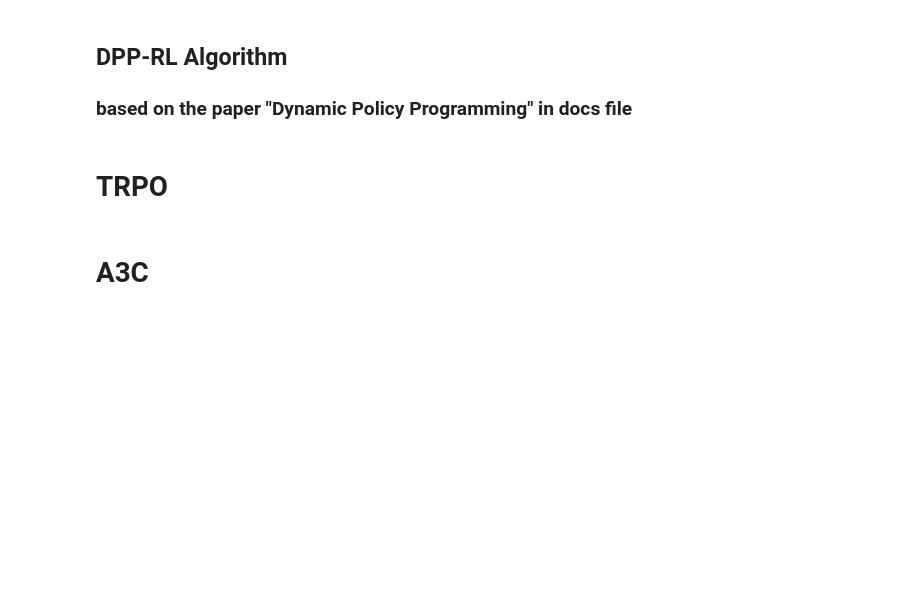
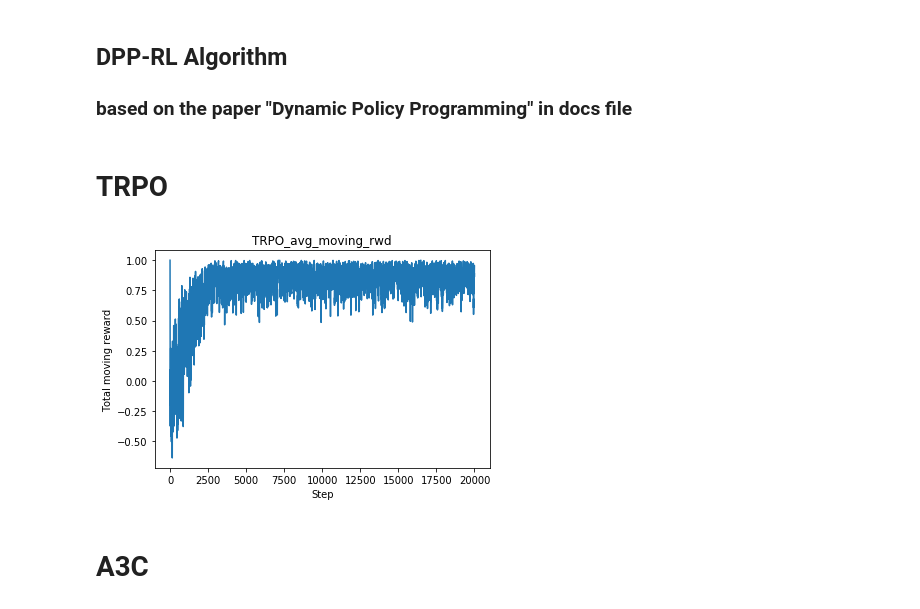
Before and after one commit to AmineKheldouni/Reinforcement-Learning-Project, a Jupyter notebook: RL.ipynb, the cells around one changed output. Cells and saved outputs as stored; diff of their text form; code cells hidden in the pictures; blank space fills up the shorter version.

```diff
--- a/RL.ipynb
+++ b/RL.ipynb
@@ -603,6 +622,10 @@ TRPO_model = TRPO(env)
 TRPO_model.policy_update()
 # %%
 TRPO_model.render_policy()
+# %%
+TRPO_model.plot_avg_moving_rwd('TRPO_avg_moving_rwd')
+# %% [output]
+[figure, added]
 # %% [markdown]
 # A3C
 # %%
```
Also changed, not shown: parts of 10 cells of this notebook, 10 other files.
